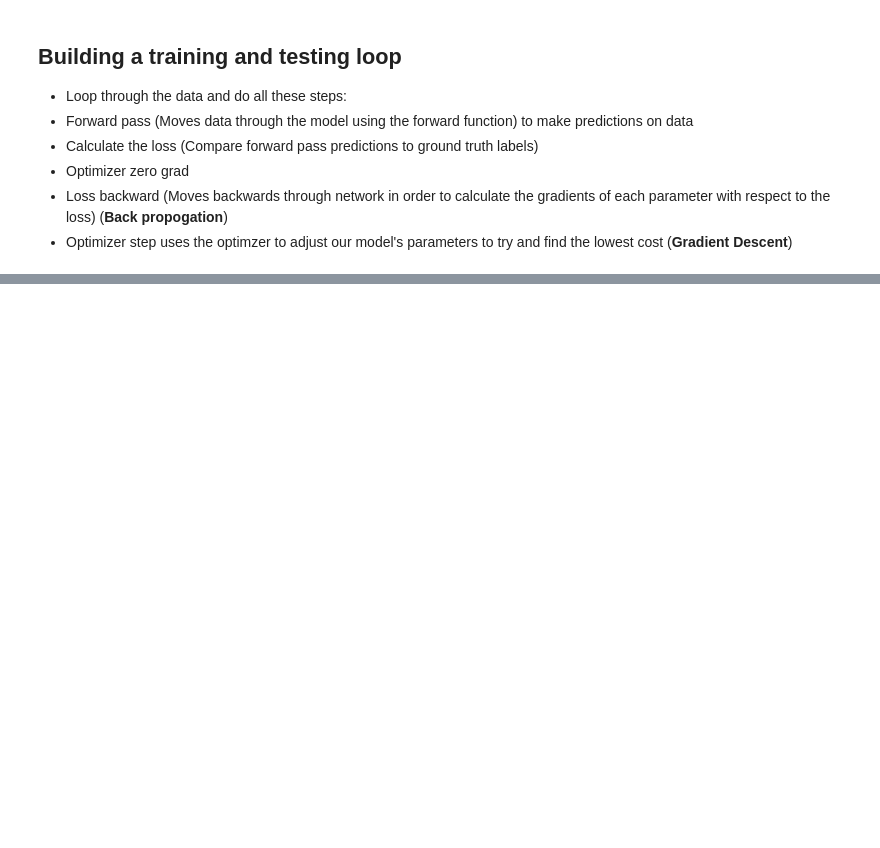
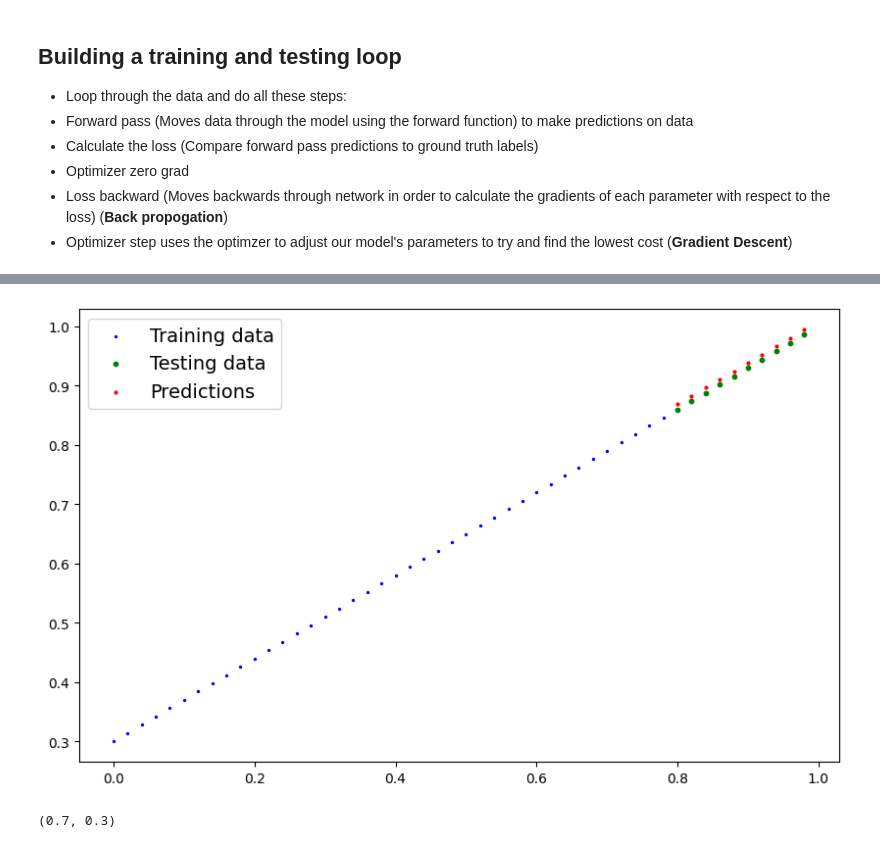
Before and after one commit to Anknguyen/notebook, a Jupyter notebook: pytorch.ipynb, the cells around one changed output, grey strips where cells are left out. Saved outputs shown, nothing was run; the diff lists cells and outputs as text; code cells hidden in the pictures; blank space fills up the shorter version.

```diff
--- a/pytorch.ipynb
+++ b/pytorch.ipynb
@@ -104,7 +104,7 @@ optimizer = torch.optim.SGD(params = model_0.parameters(), lr=0.01)
 - Optimizer step uses the optimzer to adjust our model's parameters to try and find the lowest cost (**Gradient Descent**)
 # %%
 #An epoch is one loop through the data (It is a hyperparameter)
-epochs = 10
+epochs = 300
 
 
 #Training
@@ -117,7 +117,6 @@ for epoch in range(epochs):
 
     #Calculate loss
     loss = loss_fn(y_preds, y_train) #(input data, output data)
-
     #Optimzer zero grad
     optimizer.zero_grad()
 
@@ -128,3 +127,15 @@ for epoch in range(epochs):
     optimizer.step()
 
     model_0.eval() #turns off gradient tracking
+    with torch.inference_mode():
+        test_pred = model_0(X_test)
+        test_loss = loss_fn(test_pred, y_test)
+
+    if epoch % 100 == 0:
+        print(f"Epoch: {epoch} | Loss: {loss} | Test loss: {test_loss}")
+        print (model_0.state_dict())
+
+# with torch.inference_mode():
+#     y_preds_new = model_0(X_test)
+
+# plot_predictions(predictions=y_preds_new)
@@ -132,0 +149,12 @@ for epoch in range(epochs):
+# %%
+with torch.inference_mode():
+    y_preds_new = model_0(X_test)
+
+plot_predictions(predictions=y_preds_new)
+# %% [output]
+[figure, added]
+# %%
+weight,bias
+# 7:15:54
+# %% [output]
+(0.7, 0.3)
```
Also changed, not shown: parts of 2 cells of this notebook.
